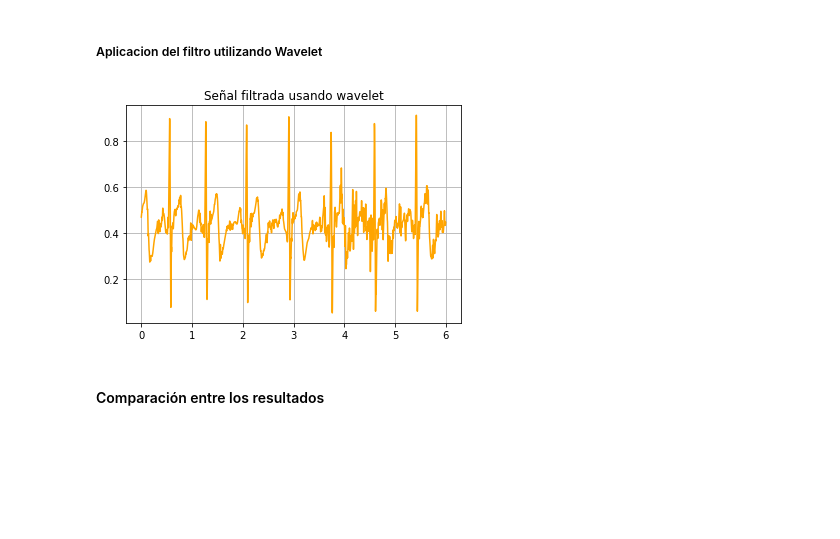
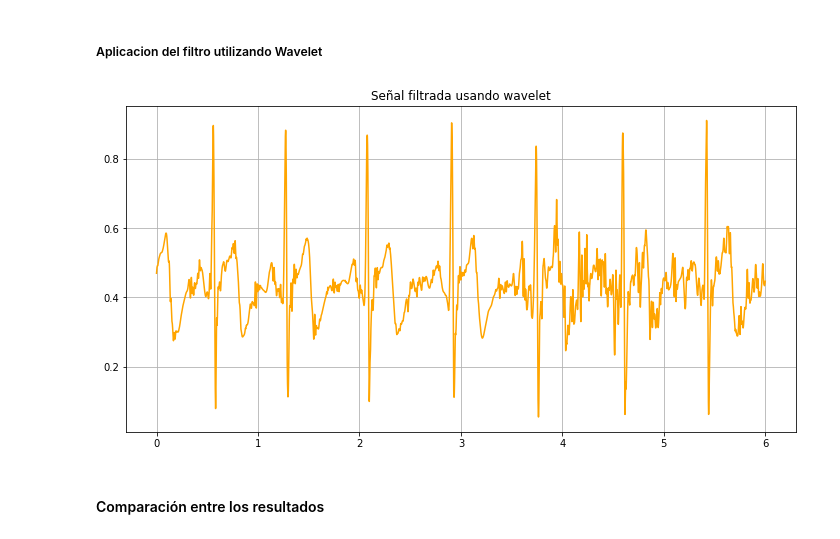
Before and after one commit to fruizg/Introduccion_de_senales, a Jupyter notebook: ISB/Laboratorios/Lab6_Filtrado/FiltroECG.ipynb, the cells around one changed output. Saved outputs shown, nothing was run; the diff lists cells and outputs as text; code cells hidden in the pictures; blank space fills up the shorter version.

```diff
--- a/ISB/Laboratorios/Lab6_Filtrado/FiltroECG.ipynb
+++ b/ISB/Laboratorios/Lab6_Filtrado/FiltroECG.ipynb
@@ -110,20 +123,25 @@ Text(0.5, 0, 'Tiempo (s)')
 # %%
 import pywt
 
 coeffs = pywt.wavedec(y1, 'db6', level=5)
 umbral = 0.1
 
 # Aplicar el umbral a los coeficientes
 coeffs_umbral = [pywt.threshold(c, umbral, mode='soft') for c in coeffs]
 
 # Reconstruir la señal denoised
 senal_denoised = pywt.waverec(coeffs_umbral, 'db6')
+#Visualizacion
 
+plt.figure(figsize=(12,6))
 plt.title('Señal filtrada usando wavelet')
 plt.plot(t1,senal_denoised, color="orange")
 plt.grid()
+fig = plt.gcf()
+fig.set_facecolor('white')
+#plt.savefig('ECG_Filtrowavelet.png', transparent=False, )
 # %% [output]
-[figure, old version]
+[figure, new version]
 # %% [markdown]
 #### Comparación entre los resultados
 # %% [markdown]
```
Also changed, not shown: parts of 5 cells of this notebook, 25 other files.
